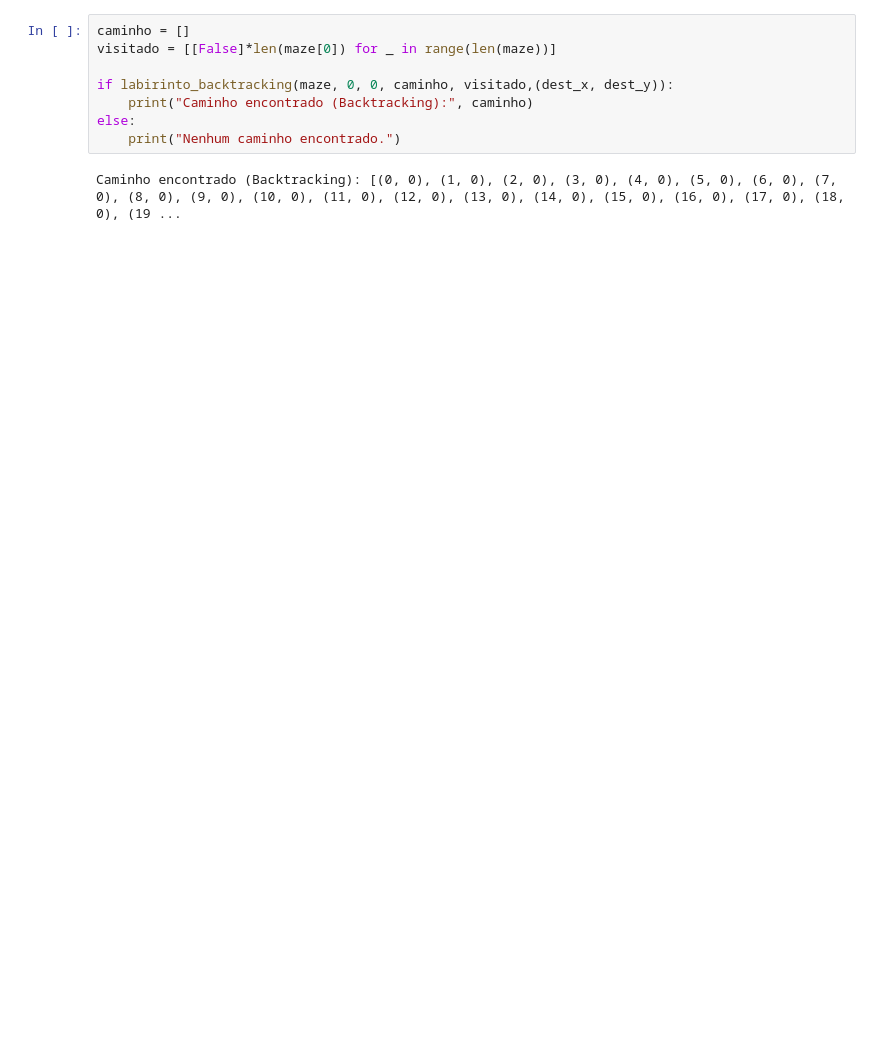
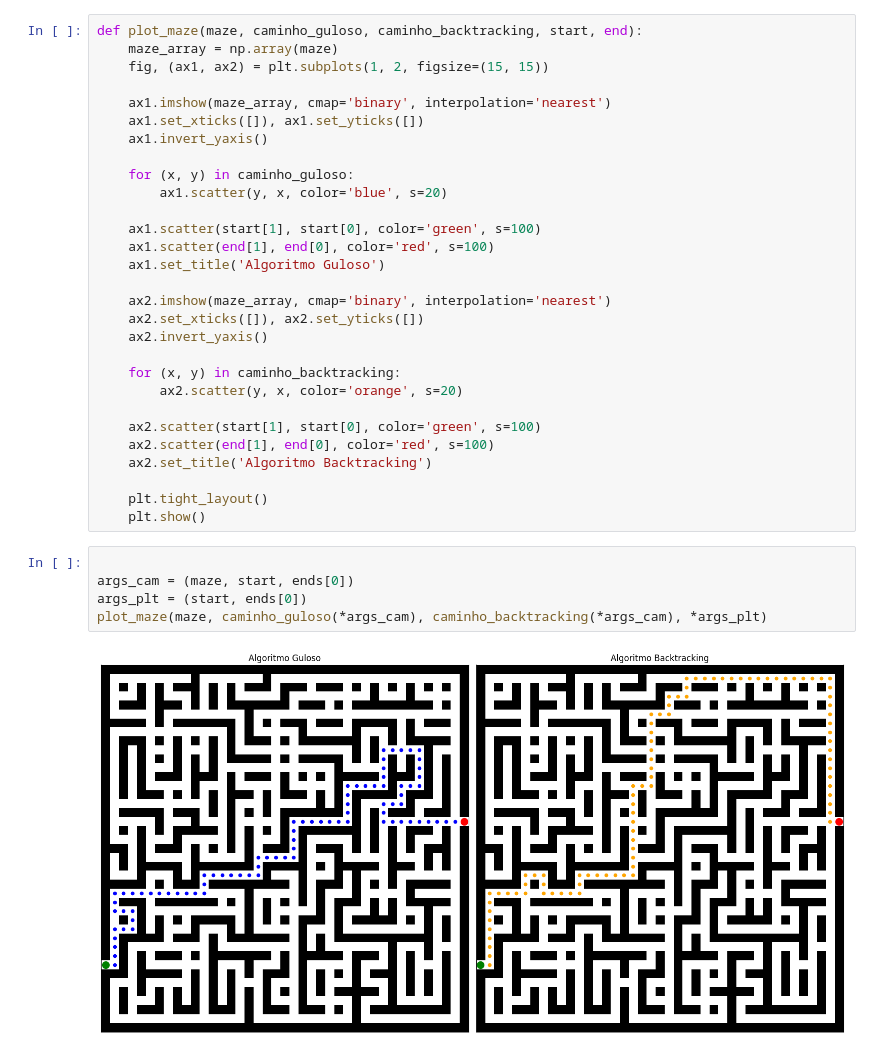
Before and after one commit to KauaHenSilva/paa_trabalho, a Jupyter notebook: main.ipynb, the cells around one changed output. Drawn from its saved outputs; the diff is of its cells as text; blank space fills up the shorter version.

```diff
--- a/main.ipynb
+++ b/main.ipynb
@@ -111,10 +125,36 @@ Caminho encontrado (Guloso): [(0, 0), (0, 1), (0, 2), (0, 3), (0, 4), (0, 5), (0
 # %%
-caminho = []
-visitado = [[False]*len(maze[0]) for _ in range(len(maze))]
+def plot_maze(maze, caminho_guloso, caminho_backtracking, start, end):
+    maze_array = np.array(maze)
+    fig, (ax1, ax2) = plt.subplots(1, 2, figsize=(15, 15))
 
-if labirinto_backtracking(maze, 0, 0, caminho, visitado,(dest_x, dest_y)):
-    print("Caminho encontrado (Backtracking):", caminho)
-else:
-    print("Nenhum caminho encontrado.")
+    ax1.imshow(maze_array, cmap='binary', interpolation='nearest')
+    ax1.set_xticks([]), ax1.set_yticks([])
+    ax1.invert_yaxis()
+
+    for (x, y) in caminho_guloso:
+        ax1.scatter(y, x, color='blue', s=20)
+
+    ax1.scatter(start[1], start[0], color='green', s=100)
+    ax1.scatter(end[1], end[0], color='red', s=100)
+    ax1.set_title('Algoritmo Guloso')
+
+    ax2.imshow(maze_array, cmap='binary', interpolation='nearest')
+    ax2.set_xticks([]), ax2.set_yticks([])
+    ax2.invert_yaxis()
+
+    for (x, y) in caminho_backtracking:
+        ax2.scatter(y, x, color='orange', s=20)
+
+    ax2.scatter(start[1], start[0], color='green', s=100)
+    ax2.scatter(end[1], end[0], color='red', s=100)
+    ax2.set_title('Algoritmo Backtracking')
+
+    plt.tight_layout()
+    plt.show()
-# %% [output]
-Caminho encontrado (Backtracking): [(0, 0), (1, 0), (2, 0), (3, 0), (4, 0), (5, 0), (6, 0), (7, 0), (8, 0), (9, 0), (10, 0), (11, 0), (12, 0), (13, 0), (14, 0), (15, 0), (16, 0), (17, 0), (18, 0), (19 ...
+# %%
+
+args_cam = (maze, start, ends[0])
+args_plt = (start, ends[0])
+plot_maze(maze, caminho_guloso(*args_cam), caminho_backtracking(*args_cam), *args_plt)
+# %% [output]
+[figure, added]
```
Also changed, not shown: parts of 5 cells of this notebook.
